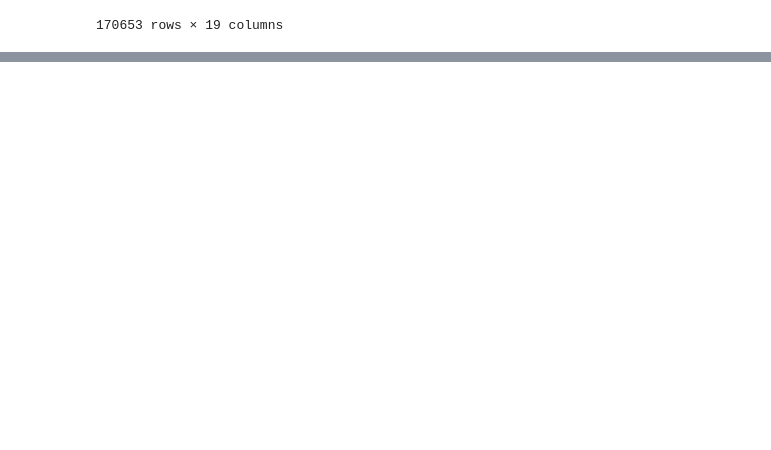
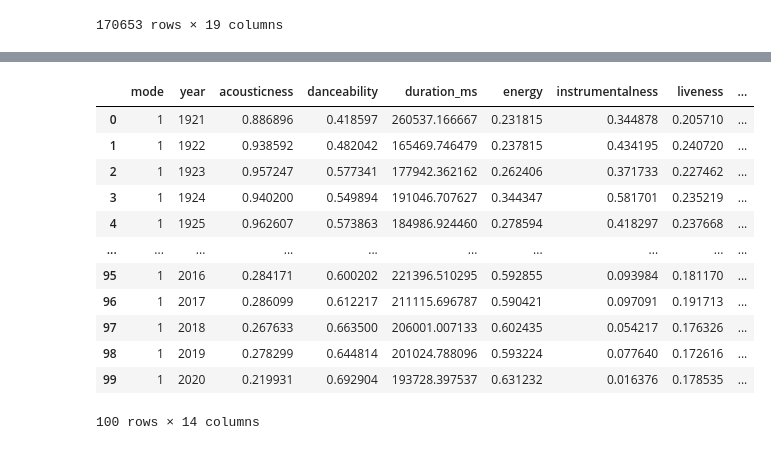
Before and after one commit to KufrePius/music_proj, a Jupyter notebook: MusicRecommendation.ipynb, the cells around one changed output, grey strips where cells are left out. Drawn from its saved outputs; the diff is of its cells as text; code cells hidden in the pictures; blank space fills up the shorter version.

```diff
--- a/MusicRecommendation.ipynb
+++ b/MusicRecommendation.ipynb
@@ -26,2 +56,17 @@ art_data = pd.read_csv('/content/data_by_artist.csv')
 # %%
 data_by_year = pd.read_csv('/content/data_by_year.csv')
+data_by_year
+# %% [output]
+|  | mode | year | acousticness | danceability | duration_ms | energy | instrumentalness | liveness | ... |
+| 0 | 1 | 1921 | 0.886896 | 0.418597 | 260537.166667 | 0.231815 | 0.344878 | 0.205710 | ... |
+| 1 | 1 | 1922 | 0.938592 | 0.482042 | 165469.746479 | 0.237815 | 0.434195 | 0.240720 | ... |
+| 2 | 1 | 1923 | 0.957247 | 0.577341 | 177942.362162 | 0.262406 | 0.371733 | 0.227462 | ... |
+| 3 | 1 | 1924 | 0.940200 | 0.549894 | 191046.707627 | 0.344347 | 0.581701 | 0.235219 | ... |
+| 4 | 1 | 1925 | 0.962607 | 0.573863 | 184986.924460 | 0.278594 | 0.418297 | 0.237668 | ... |
+| ... | ... | ... | ... | ... | ... | ... | ... | ... | ... |
+| 95 | 1 | 2016 | 0.284171 | 0.600202 | 221396.510295 | 0.592855 | 0.093984 | 0.181170 | ... |
+| 96 | 1 | 2017 | 0.286099 | 0.612217 | 211115.696787 | 0.590421 | 0.097091 | 0.191713 | ... |
+| 97 | 1 | 2018 | 0.267633 | 0.663500 | 206001.007133 | 0.602435 | 0.054217 | 0.176326 | ... |
+| 98 | 1 | 2019 | 0.278299 | 0.644814 | 201024.788096 | 0.593224 | 0.077640 | 0.172616 | ... |
+| 99 | 1 | 2020 | 0.219931 | 0.692904 | 193728.397537 | 0.631232 | 0.016376 | 0.178535 | ... |
+100 rows × 14 columns
```
Also changed, not shown: parts of 10 cells of this notebook.
